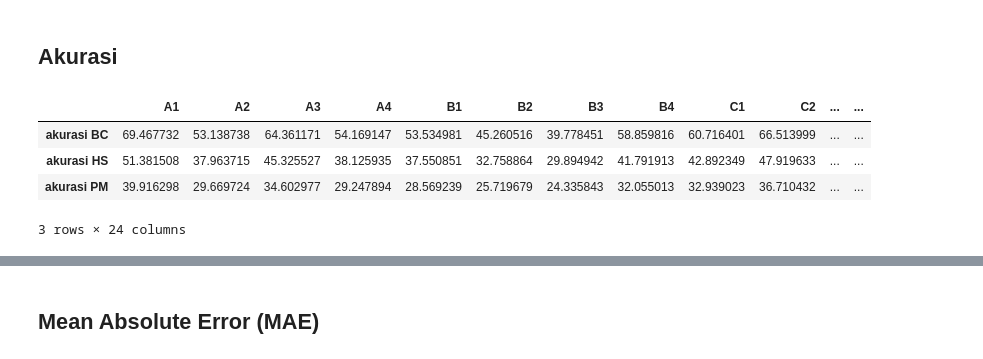
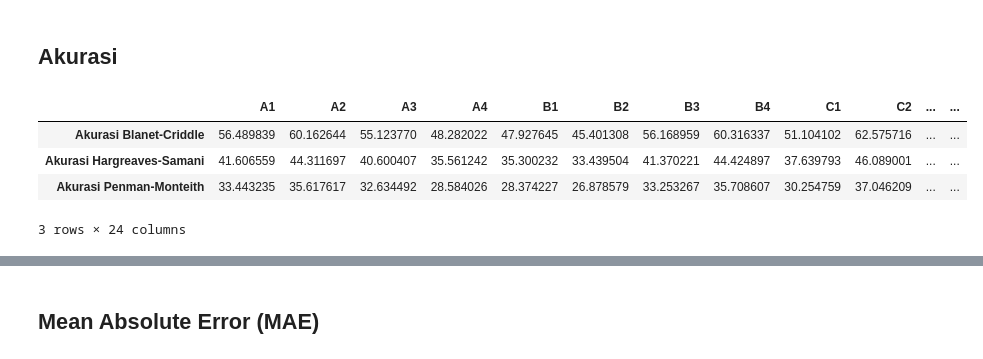
Before and after one commit to rafiachmadfr/Evapotranspiration-Analysis, a Jupyter notebook: 03. Data Analysis.ipynb, the cells around one changed output, grey strips where cells are left out. Cells and saved outputs as stored; diff of their text form; code cells hidden in the pictures.

```diff
--- a/03. Data Analysis.ipynb
+++ b/03. Data Analysis.ipynb
@@ -139,46 +98,42 @@ plt.show()
 # %% [markdown]
 # Analisis Parameter
 # %%
-# Data aktual dan estimasi
-aktual = df_gravimetri
-estimasi_bc = df_bc['ET Total']
-estimasi_hs = df_hs['ET Total']
-estimasi_pm = df_pm['ET Total']
+# Pastikan kolom aktual adalah numerik
+aktual = df_gravimetri.apply(pd.to_numeric, errors='coerce')
+
+# Pastikan estimasi juga numerik
+estimasi_bc = np.array(df_bc['ET Total'], dtype=float)
+estimasi_hs = np.array(df_hs['ET Total'], dtype=float)
+estimasi_pm = np.array(df_pm['ET Total'], dtype=float)
-# %%
-# Pastikan kolom aktual adalah numerik
-aktual = aktual.apply(pd.to_numeric, errors='coerce')
-
-# Pastikan estimasi juga numerik
-estimasi_bc = np.array(estimasi_bc, dtype=float)
-estimasi_hs = np.array(estimasi_hs, dtype=float)
-estimasi_pm = np.array(estimasi_pm, dtype=float)
 # %% [markdown]
 ## Akurasi
 # %%
 # Fungsi menghitung akurasi
 def akurasi(aktual, estimasi):
-  akurasi = np.mean(estimasi / aktual) * 100
+  error = np.abs(np.mean(estimasi) - np.mean(aktual)) / np.mean(aktual)
+  akurasi = (1 - error) * 100
   return akurasi
 # %%
 akurasi_bc = {}
 akurasi_hs = {}
 akurasi_pm = {}
 
 for col in aktual.columns:
     akurasi_bc[col] = akurasi(aktual[col], estimasi_bc)
     akurasi_hs[col] = akurasi(aktual[col], estimasi_hs)
     akurasi_pm[col] = akurasi(aktual[col], estimasi_pm)
 
+
 df_akurasi = pd.DataFrame({
-    'akurasi BC': akurasi_bc,
-    'akurasi HS': akurasi_hs,
-    'akurasi PM': akurasi_pm
+    'Akurasi Blanet-Criddle': akurasi_bc,
+    'Akurasi Hargreaves-Samani': akurasi_hs,
+    'Akurasi Penman-Monteith': akurasi_pm
 }).T
 
 df_akurasi.head()
 # %% [output]
 |  | A1 | A2 | A3 | A4 | B1 | B2 | B3 | B4 | C1 | C2 | ... | ... |
-| akurasi BC | 69.467732 | 53.138738 | 64.361171 | 54.169147 | 53.534981 | 45.260516 | 39.778451 | 58.859816 | 60.716401 | 66.513999 | ... | ... |
-| akurasi HS | 51.381508 | 37.963715 | 45.325527 | 38.125935 | 37.550851 | 32.758864 | 29.894942 | 41.791913 | 42.892349 | 47.919633 | ... | ... |
-| akurasi PM | 39.916298 | 29.669724 | 34.602977 | 29.247894 | 28.569239 | 25.719679 | 24.335843 | 32.055013 | 32.939023 | 36.710432 | ... | ... |
+| Akurasi Blanet-Criddle | 56.489839 | 60.162644 | 55.123770 | 48.282022 | 47.927645 | 45.401308 | 56.168959 | 60.316337 | 51.104102 | 62.575716 | ... | ... |
+| Akurasi Hargreaves-Samani | 41.606559 | 44.311697 | 40.600407 | 35.561242 | 35.300232 | 33.439504 | 41.370221 | 44.424897 | 37.639793 | 46.089001 | ... | ... |
+| Akurasi Penman-Monteith | 33.443235 | 35.617617 | 32.634492 | 28.584026 | 28.374227 | 26.878579 | 33.253267 | 35.708607 | 30.254759 | 37.046209 | ... | ... |
 3 rows × 24 columns
```
Also changed, not shown: parts of 20 cells of this notebook, 11 other files.
